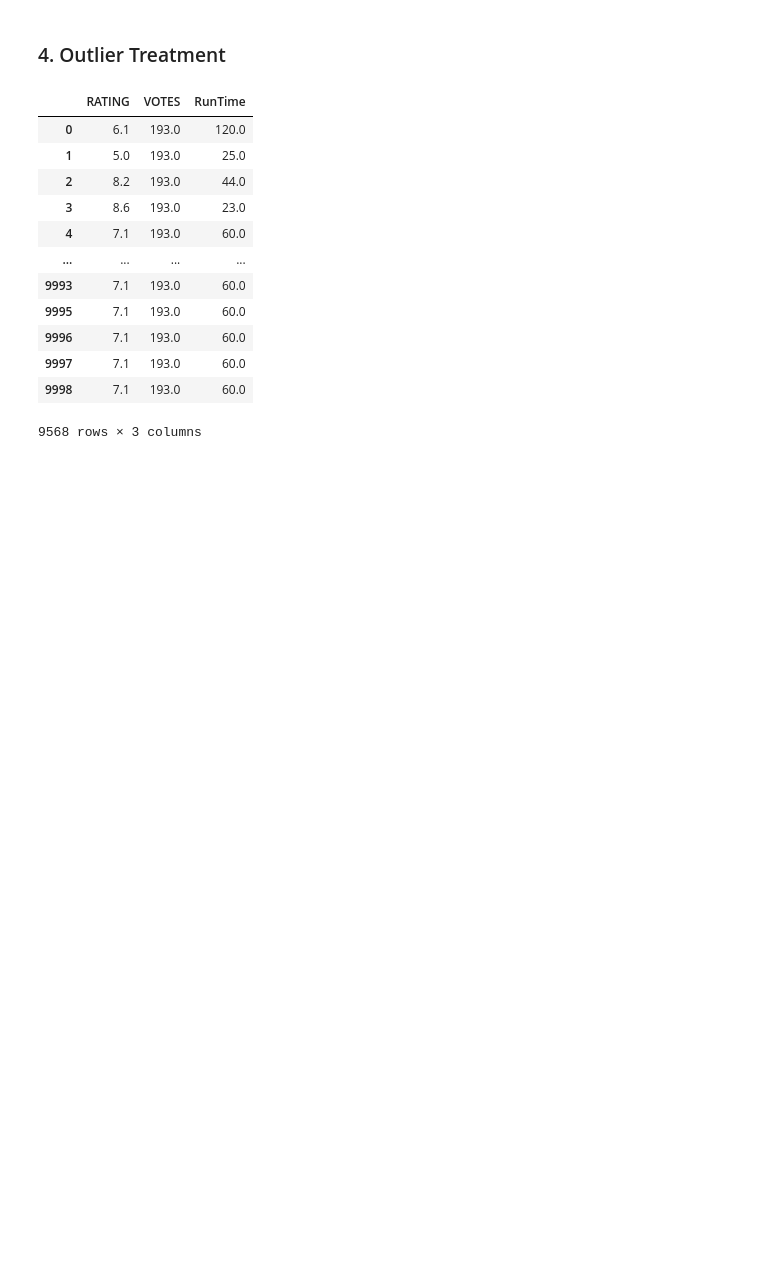
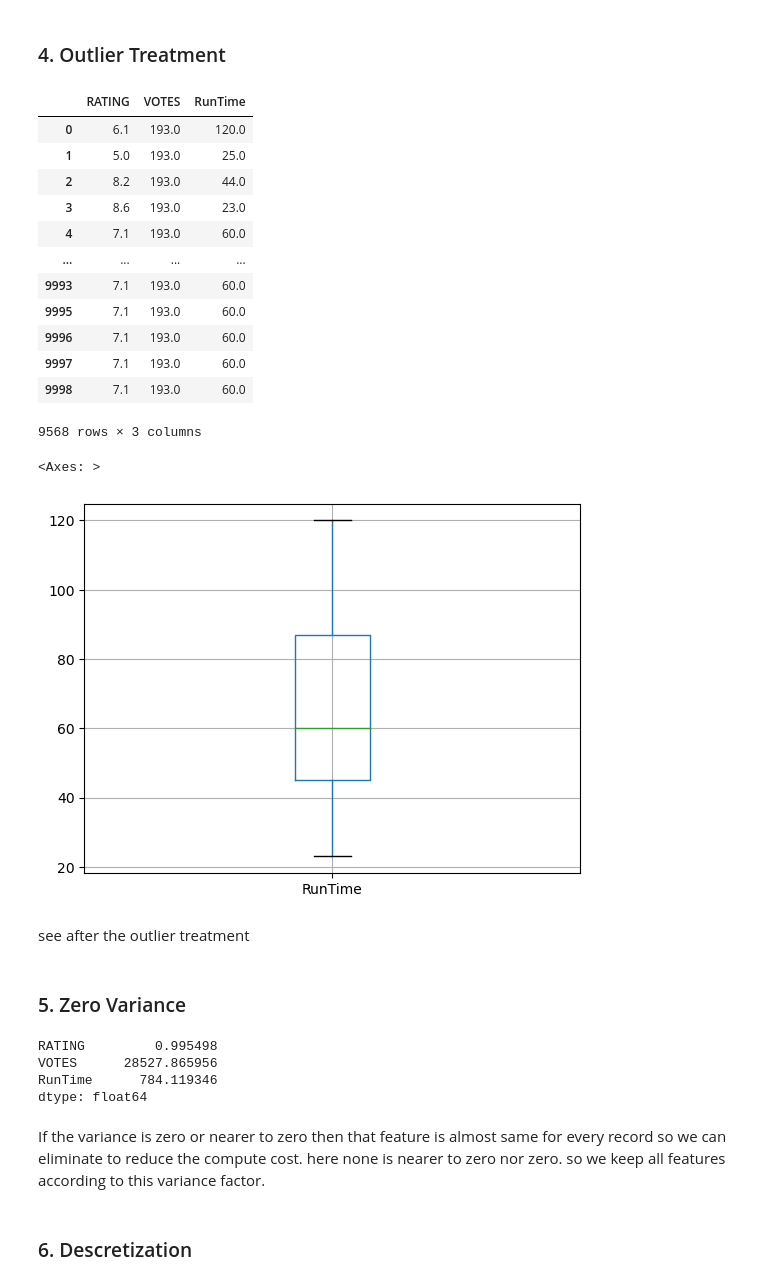
Before and after one commit to Manikanta-Peumalla1/DS_Stack, a Jupyter notebook: Data_Pre-Processing/processing-1.ipynb, the cells around one changed output. Drawn from its saved outputs; the diff is of its cells as text; code cells hidden in the pictures; blank space fills up the shorter version.

```diff
--- a/Data_Pre-Processing/processing-1.ipynb
+++ b/Data_Pre-Processing/processing-1.ipynb
@@ -250,3 +250,23 @@ outlier(df=df_num)
 | 9997 | 7.1 | 193.0 | 60.0 |
 | 9998 | 7.1 | 193.0 | 60.0 |
 9568 rows × 3 columns
+# %%
+df_num.boxplot(column='RunTime')
+# %% [output]
+<Axes: >
+[figure, added]
+# %% [markdown]
+see after the outlier treatment
+# %% [markdown]
+### 5. Zero Variance
+# %%
+df_num.var()
+# %% [output]
+RATING         0.995498
+VOTES      28527.865956
+RunTime      784.119346
+dtype: float64
+# %% [markdown]
+If the variance is zero or nearer to zero then that feature is almost same for every record so we can eliminate to reduce the compute cost. here none is nearer to zero nor zero. so we keep all features according to this variance factor.
+# %% [markdown]
+### 6. Descretization
```
Also changed, not shown: parts of 22 cells of this notebook.
